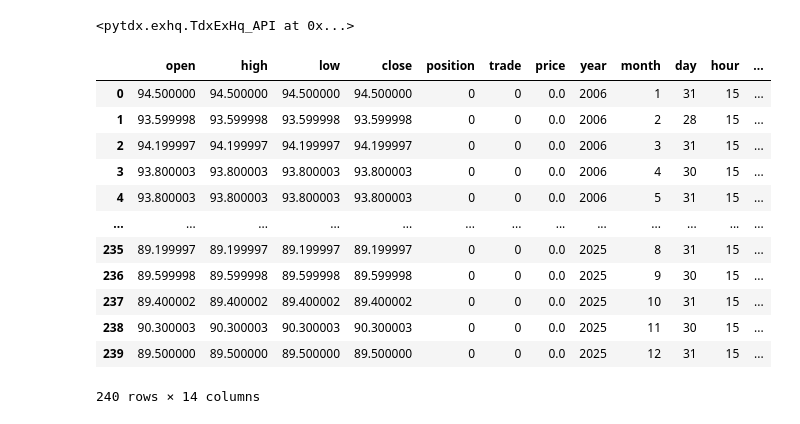
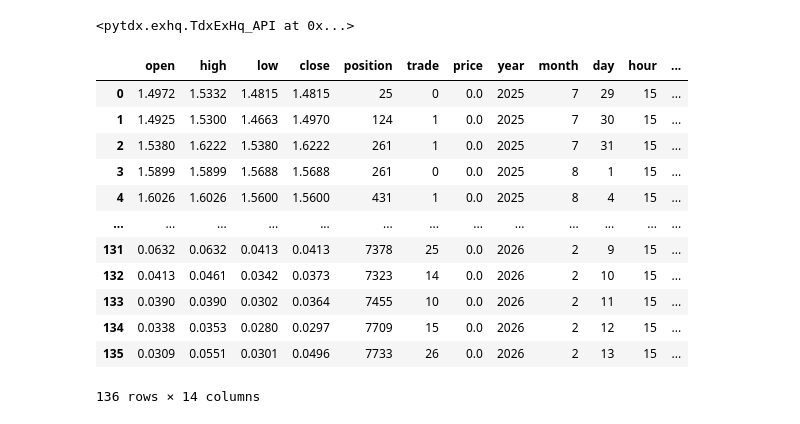
Before and after one commit to u588/app, a Jupyter notebook: AiStock/tdxFS.ipynb, the cells around one changed output. Drawn from its saved outputs; the diff is of its cells as text; code cells hidden in the pictures.

```diff
--- a/AiStock/tdxFS.ipynb
+++ b/AiStock/tdxFS.ipynb
@@ -130,21 +130,21 @@ eapi.connect('47.112.95.207', 7720)
 # %% [output]
 <pytdx.exhq.TdxExHq_API at 0x...>
 # %%
-api.to_df(eapi.get_instrument_bars(9, 38, '3_CCI', 0, 690))
+api.to_df(eapi.get_instrument_bars(9,8, '10009748', 0, 690))
 # %% [output]
 |  | open | high | low | close | position | trade | price | year | month | day | hour | ... |
-| 0 | 94.500000 | 94.500000 | 94.500000 | 94.500000 | 0 | 0 | 0.0 | 2006 | 1 | 31 | 15 | ... |
-| 1 | 93.599998 | 93.599998 | 93.599998 | 93.599998 | 0 | 0 | 0.0 | 2006 | 2 | 28 | 15 | ... |
-| 2 | 94.199997 | 94.199997 | 94.199997 | 94.199997 | 0 | 0 | 0.0 | 2006 | 3 | 31 | 15 | ... |
-| 3 | 93.800003 | 93.800003 | 93.800003 | 93.800003 | 0 | 0 | 0.0 | 2006 | 4 | 30 | 15 | ... |
-| 4 | 93.800003 | 93.800003 | 93.800003 | 93.800003 | 0 | 0 | 0.0 | 2006 | 5 | 31 | 15 | ... |
+| 0 | 1.4972 | 1.5332 | 1.4815 | 1.4815 | 25 | 0 | 0.0 | 2025 | 7 | 29 | 15 | ... |
+| 1 | 1.4925 | 1.5300 | 1.4663 | 1.4970 | 124 | 1 | 0.0 | 2025 | 7 | 30 | 15 | ... |
+| 2 | 1.5380 | 1.6222 | 1.5380 | 1.6222 | 261 | 1 | 0.0 | 2025 | 7 | 31 | 15 | ... |
+| 3 | 1.5899 | 1.5899 | 1.5688 | 1.5688 | 261 | 0 | 0.0 | 2025 | 8 | 1 | 15 | ... |
+| 4 | 1.6026 | 1.6026 | 1.5600 | 1.5600 | 431 | 1 | 0.0 | 2025 | 8 | 4 | 15 | ... |
 | ... | ... | ... | ... | ... | ... | ... | ... | ... | ... | ... | ... | ... |
-| 235 | 89.199997 | 89.199997 | 89.199997 | 89.199997 | 0 | 0 | 0.0 | 2025 | 8 | 31 | 15 | ... |
-| 236 | 89.599998 | 89.599998 | 89.599998 | 89.599998 | 0 | 0 | 0.0 | 2025 | 9 | 30 | 15 | ... |
-| 237 | 89.400002 | 89.400002 | 89.400002 | 89.400002 | 0 | 0 | 0.0 | 2025 | 10 | 31 | 15 | ... |
-| 238 | 90.300003 | 90.300003 | 90.300003 | 90.300003 | 0 | 0 | 0.0 | 2025 | 11 | 30 | 15 | ... |
-| 239 | 89.500000 | 89.500000 | 89.500000 | 89.500000 | 0 | 0 | 0.0 | 2025 | 12 | 31 | 15 | ... |
+| 131 | 0.0632 | 0.0632 | 0.0413 | 0.0413 | 7378 | 25 | 0.0 | 2026 | 2 | 9 | 15 | ... |
+| 132 | 0.0413 | 0.0461 | 0.0342 | 0.0373 | 7323 | 14 | 0.0 | 2026 | 2 | 10 | 15 | ... |
+| 133 | 0.0390 | 0.0390 | 0.0302 | 0.0364 | 7455 | 10 | 0.0 | 2026 | 2 | 11 | 15 | ... |
+| 134 | 0.0338 | 0.0353 | 0.0280 | 0.0297 | 7709 | 15 | 0.0 | 2026 | 2 | 12 | 15 | ... |
+| 135 | 0.0309 | 0.0551 | 0.0301 | 0.0496 | 7733 | 26 | 0.0 | 2026 | 2 | 13 | 15 | ... |
-240 rows × 14 columns
+136 rows × 14 columns
 # %%
 a = pd.read_excel('/home/ts/app/AiStock/indexAi.xlsx')
 b = pd.read_excel('/home/ts/app/AiStock/indexAii.xlsx')
```
Also changed, not shown: 3 other files.
